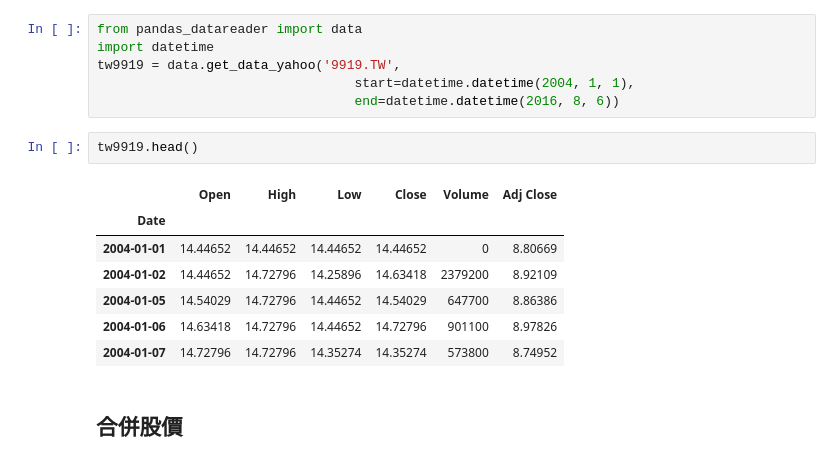
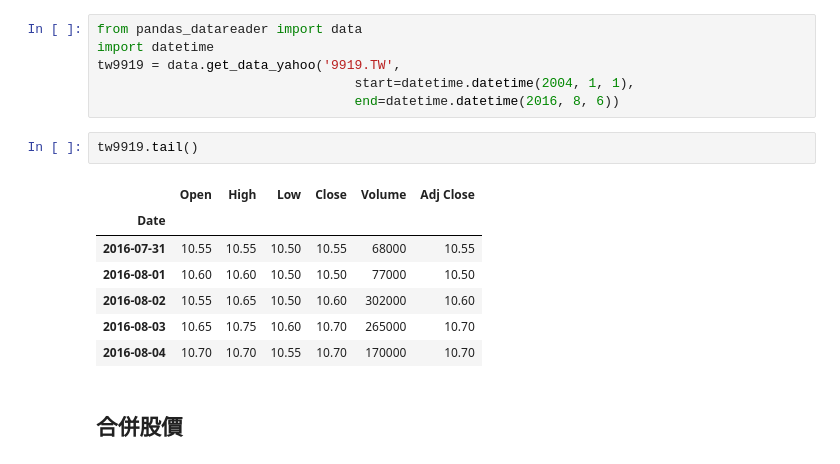
Before and after one commit to ywchiu/largitdata, a Jupyter notebook: 20170406Speech/Data_Science_In_Python.ipynb, the cells around one changed output. Saved outputs shown, nothing was run; the diff lists cells and outputs as text.

```diff
--- a/20170406Speech/Data_Science_In_Python.ipynb
+++ b/20170406Speech/Data_Science_In_Python.ipynb
@@ -23,15 +33,15 @@ tw9919 = data.get_data_yahoo('9919.TW',
                                  start=datetime.datetime(2004, 1, 1),
                                  end=datetime.datetime(2016, 8, 6))
 # %%
-tw9919.head()
+tw9919.tail()
 # %% [output]
 |  | Open | High | Low | Close | Volume | Adj Close |
 | Date |  |  |  |  |  |  |
-| 2004-01-01 | 14.44652 | 14.44652 | 14.44652 | 14.44652 | 0 | 8.80669 |
-| 2004-01-02 | 14.44652 | 14.72796 | 14.25896 | 14.63418 | 2379200 | 8.92109 |
-| 2004-01-05 | 14.54029 | 14.72796 | 14.44652 | 14.54029 | 647700 | 8.86386 |
-| 2004-01-06 | 14.63418 | 14.72796 | 14.44652 | 14.72796 | 901100 | 8.97826 |
-| 2004-01-07 | 14.72796 | 14.72796 | 14.35274 | 14.35274 | 573800 | 8.74952 |
+| 2016-07-31 | 10.55 | 10.55 | 10.50 | 10.55 | 68000 | 10.55 |
+| 2016-08-01 | 10.60 | 10.60 | 10.50 | 10.50 | 77000 | 10.50 |
+| 2016-08-02 | 10.55 | 10.65 | 10.50 | 10.60 | 302000 | 10.60 |
+| 2016-08-03 | 10.65 | 10.75 | 10.60 | 10.70 | 265000 | 10.70 |
+| 2016-08-04 | 10.70 | 10.70 | 10.55 | 10.70 | 170000 | 10.70 |
 # %% [markdown]
 ## 合併股價
 # %%
```
Also changed, not shown: parts of 1 cell of this notebook, 1 other file.
